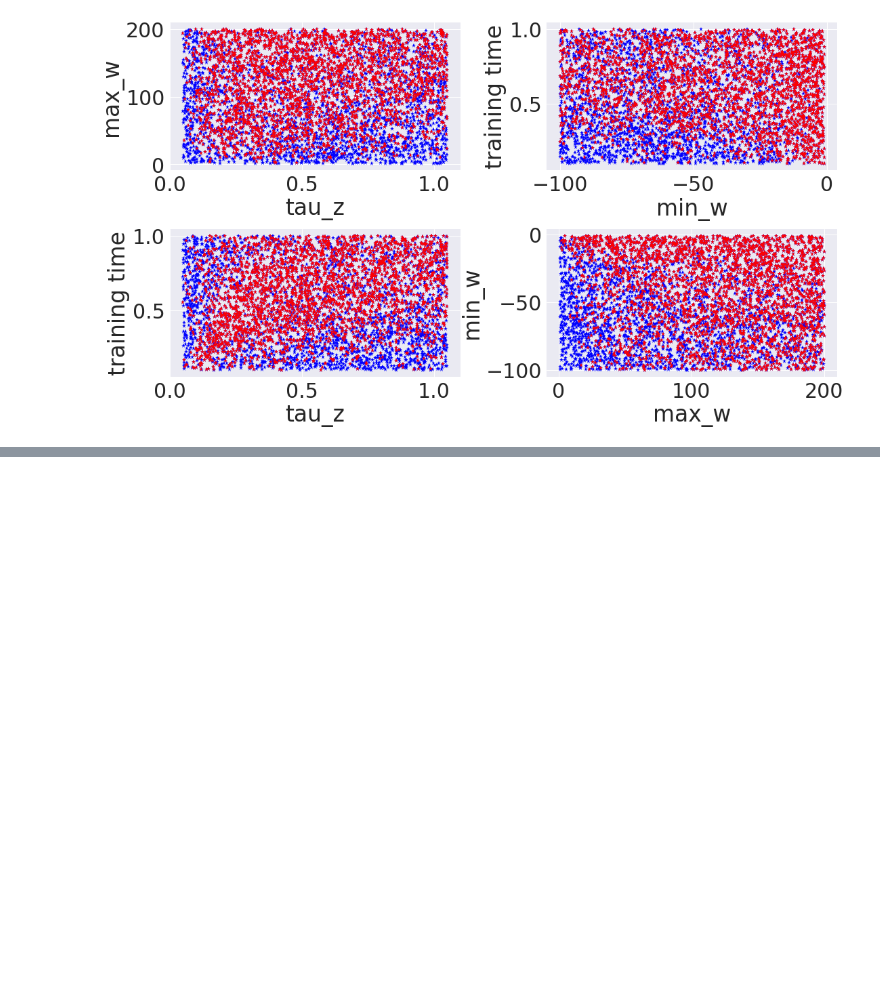
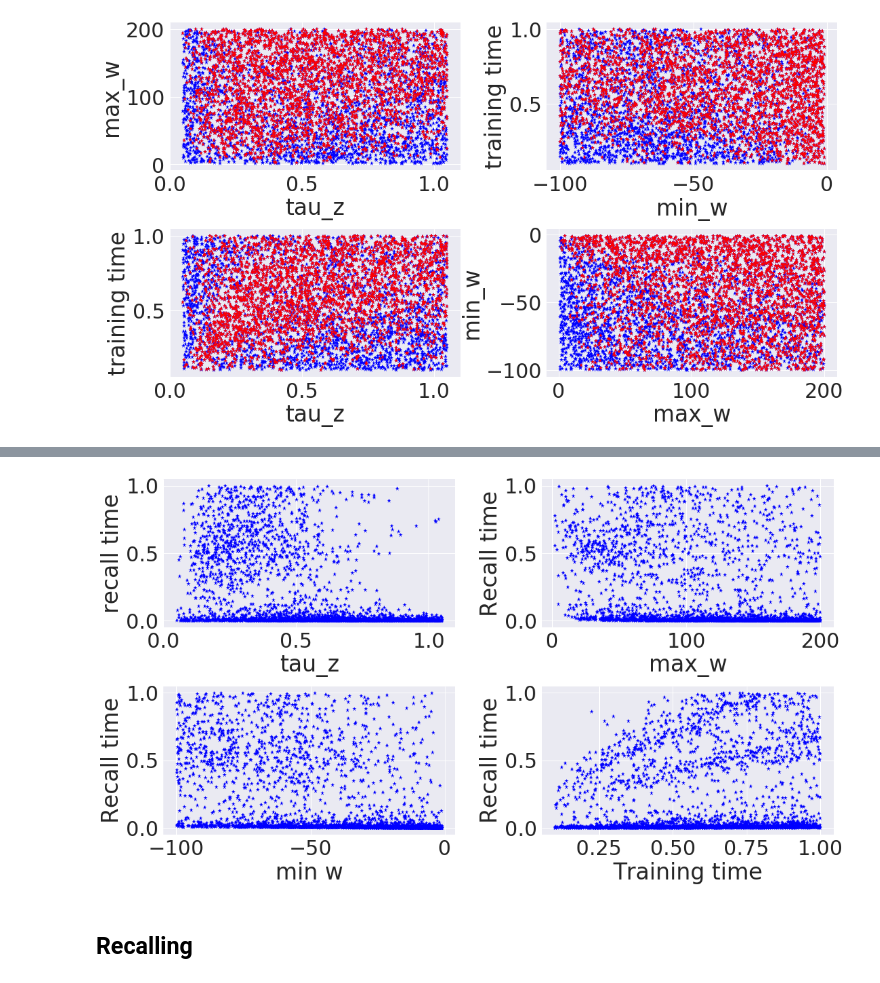
Before and after one commit to h-mayorquin/firing_rate_sequences, a Jupyter notebook: notebooks/2017-11-28(Analysis of Domain with recall time).ipynb, the cells around one changed output, grey strips where cells are left out. Saved outputs shown, nothing was run; the diff lists cells and outputs as text; code cells hidden in the pictures; blank space fills up the shorter version.

```diff
--- a/notebooks/2017-11-28(Analysis of Domain with recall time).ipynb
+++ b/notebooks/2017-11-28(Analysis of Domain with recall time).ipynb
@@ -543,0 +576,35 @@ ax4.set_ylabel('min_w');
+# %%
+Y = y[small_domain_and_correct, :]
+x = X[small_domain_and_correct, :]
+
+fig = plt.figure()
+
+ax1 = fig.add_subplot(221)
+ax2 = fig.add_subplot(222)
+ax3 = fig.add_subplot(223)
+ax4 = fig.add_subplot(224)
+
+plt.tight_layout()
+
+color = 'blue'
+
+ax1.plot(x[:, 0], Y[:, 3], '*', color=color)
+ax1.set_xlabel('tau_z')
+ax1.set_ylabel('recall time')
+
+ax2.plot(x[:, 1], Y[:, 3], '*', color=color)
+ax2.set_xlabel('max_w')
+ax2.set_ylabel('Recall time')
+
+ax3.plot(x[:, 2], Y[:, 3], '*', color=color)
+ax3.set_xlabel('min w')
+ax3.set_ylabel('Recall time')
+
+
+ax4.plot(x[:, 3], Y[:, 3], '*', color=color)
+ax4.set_xlabel('Training time')
+ax4.set_ylabel('Recall time');
+# %% [output]
+[figure, added]
+# %% [markdown]
+## Recalling
```
Also changed, not shown: parts of 20 cells of this notebook, 3 other files.
